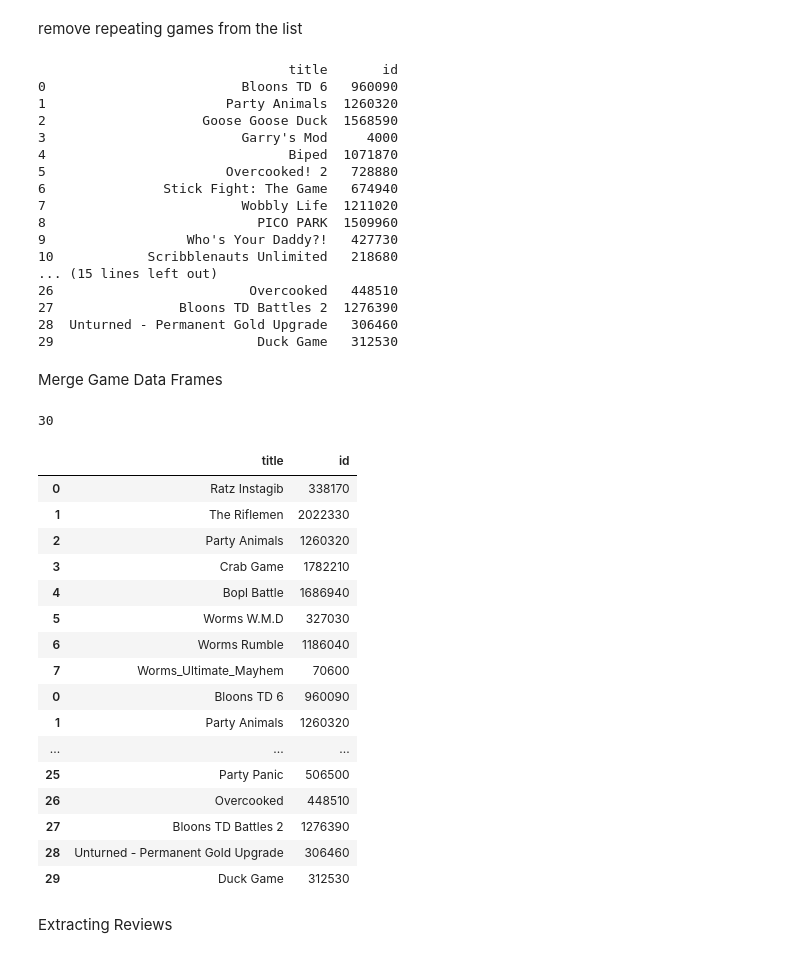
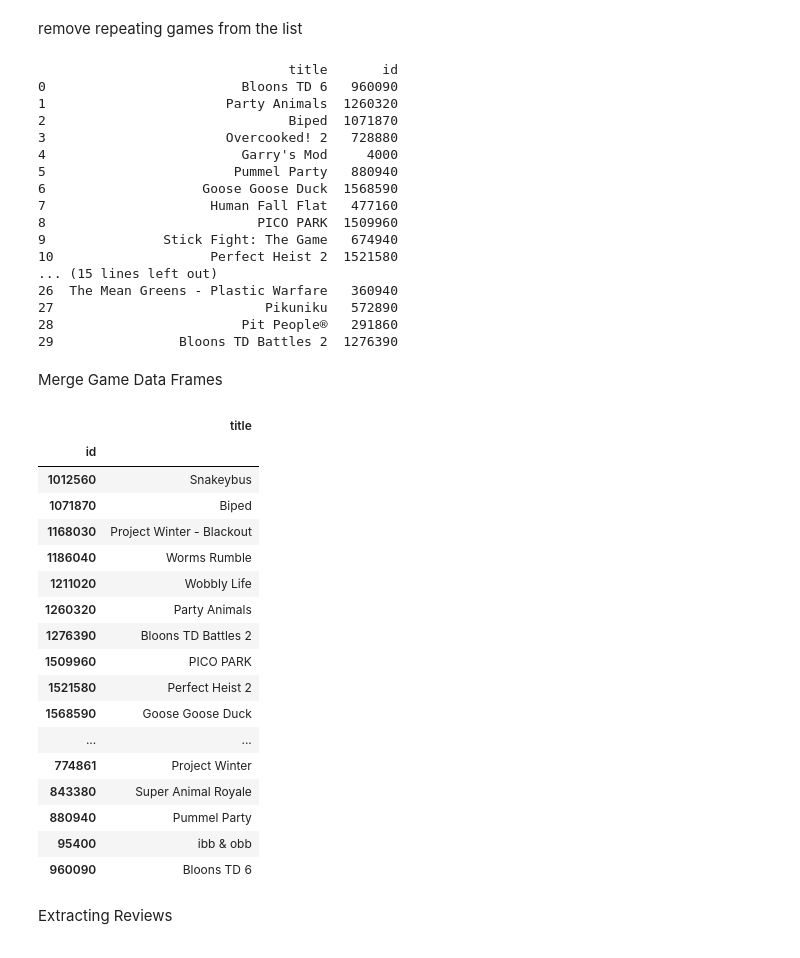
Before and after one commit to bluecoder777/Game-Promotion-Analysis, a Jupyter notebook: SteamGames.ipynb, the cells around one changed output. Drawn from its saved outputs; the diff is of its cells as text; code cells hidden in the pictures.

```diff
--- a/SteamGames.ipynb
+++ b/SteamGames.ipynb
@@ -200,49 +200,51 @@ remove repeating games from the list
 # %%
 for id in GenreGames['id']:
     if id in gamedf['id']:
-        GenreGames.drop(id)
+        GenreGames =GenreGames.drop(id)
 
 print((GenreGames))
 # %% [output]
                                 title       id
 0                         Bloons TD 6   960090
 1                       Party Animals  1260320
-2                    Goose Goose Duck  1568590
-3                         Garry's Mod     4000
-4                               Biped  1071870
-5                       Overcooked! 2   728880
-6               Stick Fight: The Game   674940
-7                         Wobbly Life  1211020
+2                               Biped  1071870
+3                       Overcooked! 2   728880
+4                         Garry's Mod     4000
+5                        Pummel Party   880940
+6                    Goose Goose Duck  1568590
+7                     Human Fall Flat   477160
 8                           PICO PARK  1509960
-9                  Who's Your Daddy?!   427730
-10            Scribblenauts Unlimited   218680
+9               Stick Fight: The Game   674940
+10                    Perfect Heist 2  1521580
 ... (15 lines left out)
-26                         Overcooked   448510
-27                Bloons TD Battles 2  1276390
-28  Unturned - Permanent Gold Upgrade   306460
-29                          Duck Game   312530
+26  The Mean Greens - Plastic Warfare   360940
+27                           Pikuniku   572890
+28                        Pit People®   291860
+29                Bloons TD Battles 2  1276390
 # %% [markdown]
 Merge Game Data Frames
 # %%
-print(len(GenreGames))
 games = pd.concat([gamedf,GenreGames])
+games = games.set_index('id')
+games = games.sort_index()
+games = games.drop_duplicates()
 games
 # %% [output]
-30
-|  | title | id |
-| 0 | Ratz Instagib | 338170 |
-| 1 | The Riflemen | 2022330 |
-| 2 | Party Animals | 1260320 |
-| 3 | Crab Game | 1782210 |
-| 4 | Bopl Battle | 1686940 |
-| 5 | Worms W.M.D | 327030 |
-| 6 | Worms Rumble | 1186040 |
-| 7 | Worms_Ultimate_Mayhem | 70600 |
-| 0 | Bloons TD 6 | 960090 |
-| 1 | Party Animals | 1260320 |
-| ... | ... | ... |
-| 25 | Party Panic | 506500 |
-| 26 | Overcooked | 448510 |
-| 27 | Bloons TD Battles 2 | 1276390 |
-| 28 | Unturned - Permanent Gold Upgrade | 306460 |
-| 29 | Duck Game | 312530 |
+|  | title |
+| id |  |
+| 1012560 | Snakeybus |
+| 1071870 | Biped |
+| 1168030 | Project Winter - Blackout |
+| 1186040 | Worms Rumble |
+| 1211020 | Wobbly Life |
+| 1260320 | Party Animals |
+| 1276390 | Bloons TD Battles 2 |
+| 1509960 | PICO PARK |
+| 1521580 | Perfect Heist 2 |
+| 1568590 | Goose Goose Duck |
+| ... | ... |
+| 774861 | Project Winter |
+| 843380 | Super Animal Royale |
+| 880940 | Pummel Party |
+| 95400 | ibb & obb |
+| 960090 | Bloons TD 6 |
```
Also changed, not shown: parts of 4 cells of this notebook, 1 other file.
